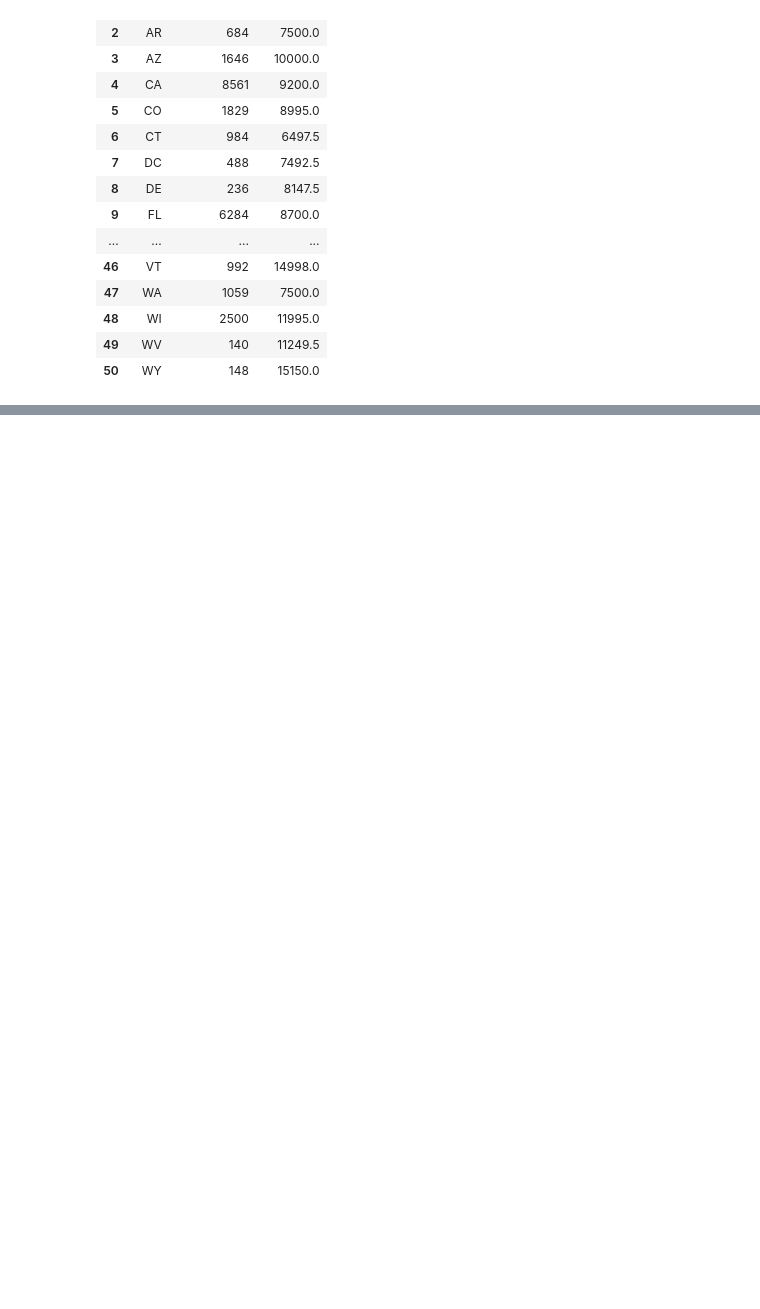
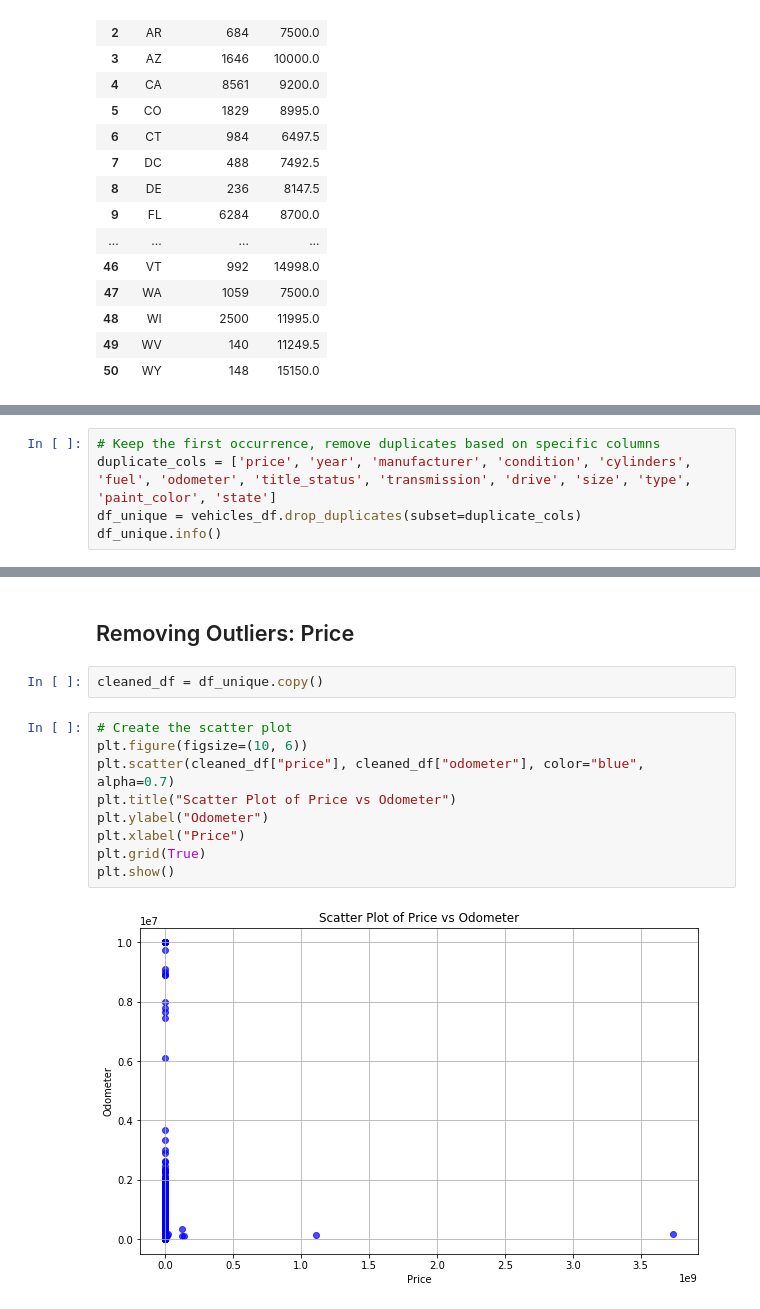
Before and after one commit to jaredap1995/UCB_project_4, a Jupyter notebook: cleaning_analysis.ipynb, the cells around one changed output, grey strips where cells are left out. Saved outputs shown, nothing was run; the diff lists cells and outputs as text; blank space fills up the shorter version.

```diff
--- a/cleaning_analysis.ipynb
+++ b/cleaning_analysis.ipynb
@@ -257,0 +278,5 @@ memory usage: 9.8+ MB
+# %%
+# Keep the first occurrence, remove duplicates based on specific columns
+duplicate_cols = ['price', 'year', 'manufacturer', 'condition', 'cylinders', 'fuel', 'odometer', 'title_status', 'transmission', 'drive', 'size', 'type', 'paint_color', 'state']
+df_unique = vehicles_df.drop_duplicates(subset=duplicate_cols)
+df_unique.info()
@@ -257,0 +301,15 @@ memory usage: 9.8+ MB
+# %% [markdown]
+## Removing Outliers: Price
+# %%
+cleaned_df = df_unique.copy()
+# %%
+# Create the scatter plot
+plt.figure(figsize=(10, 6))
+plt.scatter(cleaned_df["price"], cleaned_df["odometer"], color="blue", alpha=0.7)
+plt.title("Scatter Plot of Price vs Odometer")
+plt.ylabel("Odometer")
+plt.xlabel("Price")
+plt.grid(True)
+plt.show()
+# %% [output]
+[figure, added]
```
Also changed, not shown: parts of 18 cells of this notebook, 2 other files.
